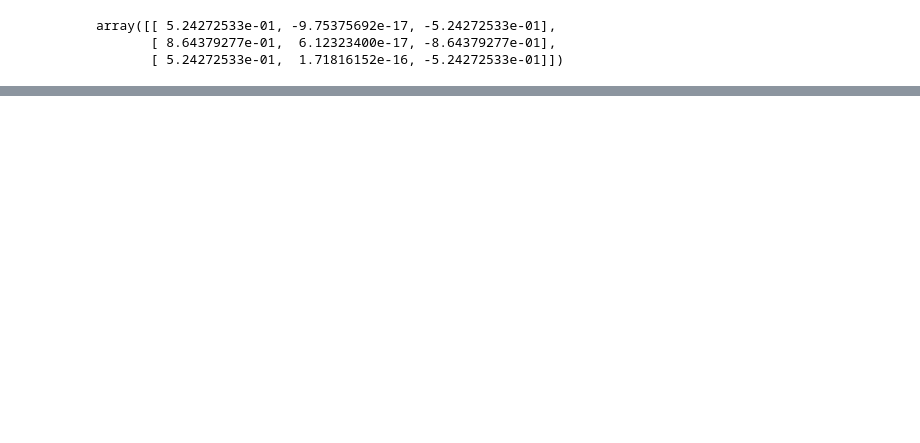
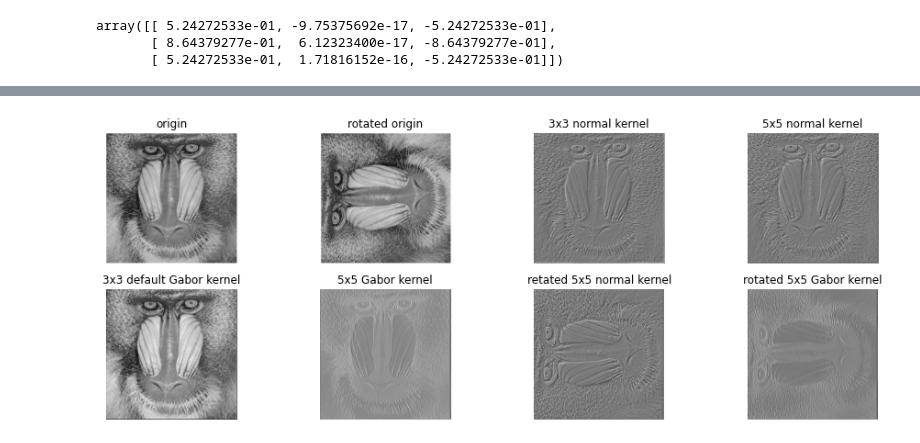
Before and after one commit to mental-disaster/make_conv, a Jupyter notebook: make_conv.ipynb, the cells around one changed output, grey strips where cells are left out. Saved outputs shown, nothing was run; the diff lists cells and outputs as text; code cells hidden in the pictures; blank space fills up the shorter version.

```diff
--- a/make_conv.ipynb
+++ b/make_conv.ipynb
@@ -123,0 +128,83 @@ Clipping input data to the valid range for imshow with RGB data ([0..1] for floa
+# %%
+def conv(data,kernel_size=3,kernel=None,rotate=None,sigma=1,theta=0,lambd=np.pi*2,gamma=np.pi/2,psi=1):
+    if(not(kernel_size>=1 and kernel_size%2 and type(kernel_size)==int)):
+        print('kernel_size is not odd positive int')
+        return data
+
+    if(rotate):
+        data = data.T
+
+    kernel_side = kernel_size//2
+    if(kernel=='Gabor'):
+        kernel = cv2.getGaborKernel((kernel_size,kernel_size),sigma,theta,lambd,gamma,psi)
+    elif(type(kernel)!=type(np.array([]))):
+        kernel = np.array([[-1 for j in range(kernel_size)] for i in range(kernel_size)])
+        kernel[kernel_side+1][kernel_side+1] = kernel_size**2-1
+        #print(kernel)
+    kernel_size = len(kernel)
+
+    try:
+        conved_data = np.zeros((np.shape(data)[0]-kernel_side,np.shape(data)[1]-kernel_side))
+        #print(np.shape(conved_data))
+        for r in range(kernel_side,np.shape(data)[0]-kernel_side):
+            for c in range(kernel_side,np.shape(data)[1]-kernel_side):
+                conved_data[r-kernel_side][c-kernel_side] = np.sum(data[r-kernel_side:r+kernel_side+1, c-kernel_side:c+kernel_side+1]*kernel)
+        return conved_data
+    except:
+        print('worng kernel')
+        return data
+
+for im in ims:
+    plt.figure(figsize=(16,12))
+
+    plt.subplot(4,4,1)
+    plt.title('origin')
+    plt.axis('off')
+    plt.imshow(im,cmap='gray')
+
+    plt.subplot(4,4,2)
+    plt.title('rotated origin')
+    plt.axis('off')
+    plt.imshow(im.T,cmap='gray')
+
+    plt.subplot(4,4,3)
+    plt.title('3x3 normal kernel')
+    plt.axis('off')
+    plt.imshow(conv(im,kernel_size=3),cmap='gray')
+
+    kernel_size=5
+    plt.subplot(4,4,4)
+    plt.title('{0}x{0} normal kernel'.format(kernel_size))
+    plt.axis('off')
+    plt.imshow(conv(im,kernel_size=kernel_size),cmap='gray')
+
+    plt.subplot(4,4,5)
+    plt.title('3x3 default Gabor kernel')
+    plt.axis('off')
+    plt.imshow(conv(im,kernel='Gabor'),cmap='gray')
+
+    Gabor_kernel_size=3
+    sigma=1
+    theta=0
+    lambd=np.pi/8
+    gamma=0
+    psi=1
+
+    plt.subplot(4,4,6)
+    plt.title('{0}x{0} Gabor kernel'.format(kernel_size))
+    plt.axis('off')
+    plt.imshow(conv(im,kernel_size=Gabor_kernel_size,kernel='Gabor',sigma=sigma,theta=theta,lambd=lambd,gamma=gamma,psi=psi),cmap='gray')
+
+    plt.subplot(4,4,7)
+    plt.title('retated {0}x{0} normal kernel'.format(kernel_size))
+    plt.axis('off')
+    plt.imshow(conv(im,kernel_size=kernel_size,rotate=True),cmap='gray')
+
+    plt.subplot(4,4,8)
+    plt.title('rotated {0}x{0} Gabor kernel'.format(kernel_size))
+    plt.axis('off')
+    plt.imshow(conv(im,kernel_size=Gabor_kernel_size,rotate=True,kernel='Gabor',sigma=sigma,theta=theta,lambd=lambd,gamma=gamma,psi=psi),cmap='gray')
+
+    plt.show()
+# %% [output]
+[figure, added]
```
Also changed, not shown: parts of 20 cells of this notebook.
